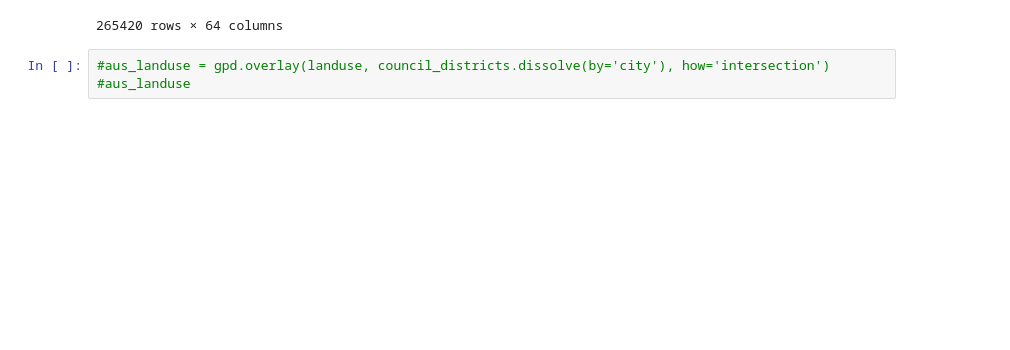
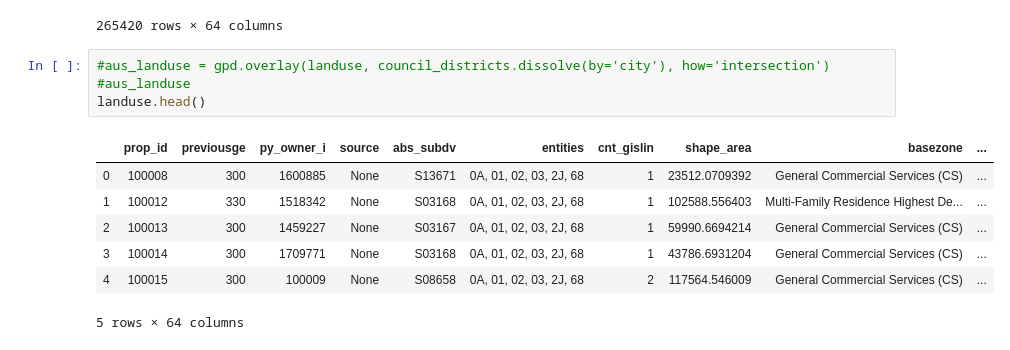
Before and after one commit to vsibarra/park-equity-atx, a Jupyter notebook: notebooks/4) Getting Land Use Data.ipynb, the cells around one changed output. Drawn from its saved outputs; the diff is of its cells as text; blank space fills up the shorter version.

```diff
--- a/notebooks/4) Getting Land Use Data.ipynb
+++ b/notebooks/4) Getting Land Use Data.ipynb
@@ -35,3 +40,12 @@ landuse
 # %%
 #aus_landuse = gpd.overlay(landuse, council_districts.dissolve(by='city'), how='intersection')
 #aus_landuse
+landuse.head()
+# %% [output]
+|  | prop_id | previousge | py_owner_i | source | abs_subdv | entities | cnt_gislin | shape_area | basezone | ... |
+| 0 | 100008 | 300 | 1600885 | None | S13671 | 0A, 01, 02, 03, 2J, 68 | 1 | 23512.0709392 | General Commercial Services (CS) | ... |
+| 1 | 100012 | 330 | 1518342 | None | S03168 | 0A, 01, 02, 03, 2J, 68 | 1 | 102588.556403 | Multi-Family Residence Highest De... | ... |
+| 2 | 100013 | 300 | 1459227 | None | S03167 | 0A, 01, 02, 03, 2J, 68 | 1 | 59990.6694214 | General Commercial Services (CS) | ... |
+| 3 | 100014 | 300 | 1709771 | None | S03168 | 0A, 01, 02, 03, 2J, 68 | 1 | 43786.6931204 | General Commercial Services (CS) | ... |
+| 4 | 100015 | 300 | 100009 | None | S08658 | 0A, 01, 02, 03, 2J, 68 | 2 | 117564.546009 | General Commercial Services (CS) | ... |
+5 rows × 64 columns
```
Also changed, not shown: parts of 4 cells of this notebook, 1 other file.
